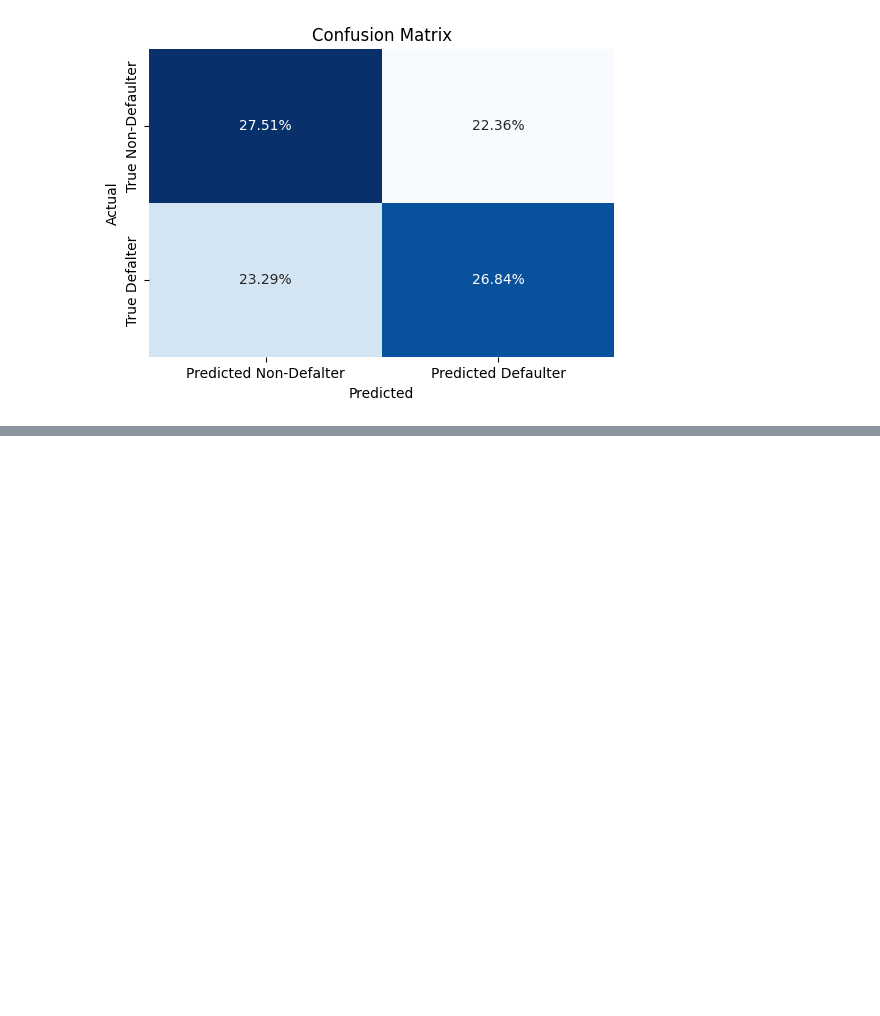
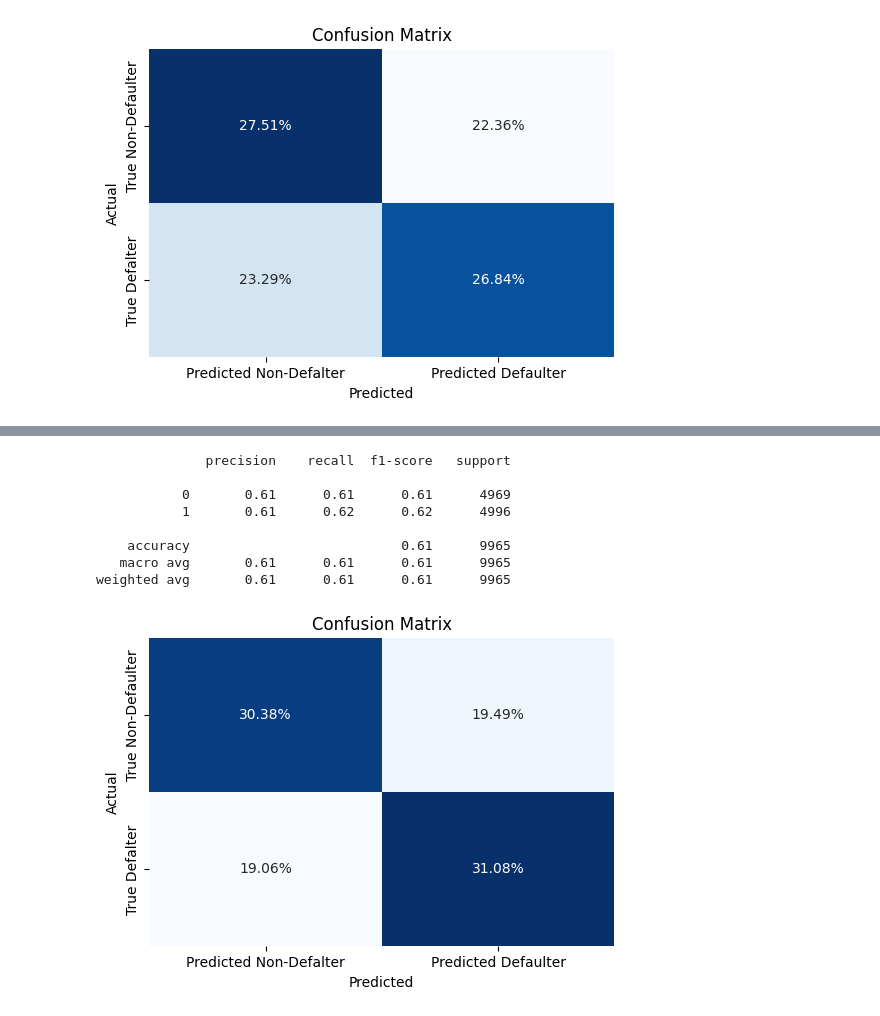
Before and after one commit to aver81/Loan-Defaulter-Classification, a Jupyter notebook: notebooks/LoanDefaulterClassification.ipynb, the cells around one changed output, grey strips where cells are left out. Cells and saved outputs as stored; diff of their text form; code cells hidden in the pictures; blank space fills up the shorter version.

```diff
--- a/notebooks/LoanDefaulterClassification.ipynb
+++ b/notebooks/LoanDefaulterClassification.ipynb
@@ -1216,7 +1216,7 @@ weighted avg       0.54      0.54      0.54      9965
 [figure]
 # %%
 %%time
-# Random Forest Depth 2
-clf = RandomForestClassifier(max_depth=2, random_state=0).fit(xtrain,ytrain)
+# Random Forest Depth 5
+clf = RandomForestClassifier(max_depth=5, random_state=0).fit(xtrain,ytrain)
 ypred = clf.predict(xtest)
 # %% [output]
@@ -1224,0 +1225,13 @@ Wall time: 857 ms
+# %%
+rep = resultAnalysisFnx(ytest,ypred)
+# resultRecordFnx(rep,'DecTre_depth100')
+# %% [output]
+              precision    recall  f1-score   support
+
+           0       0.61      0.61      0.61      4969
+           1       0.61      0.62      0.62      4996
+
+    accuracy                           0.61      9965
+   macro avg       0.61      0.61      0.61      9965
+weighted avg       0.61      0.61      0.61      9965
+[figure, added]
```
Also changed, not shown: parts of 13 cells of this notebook.
